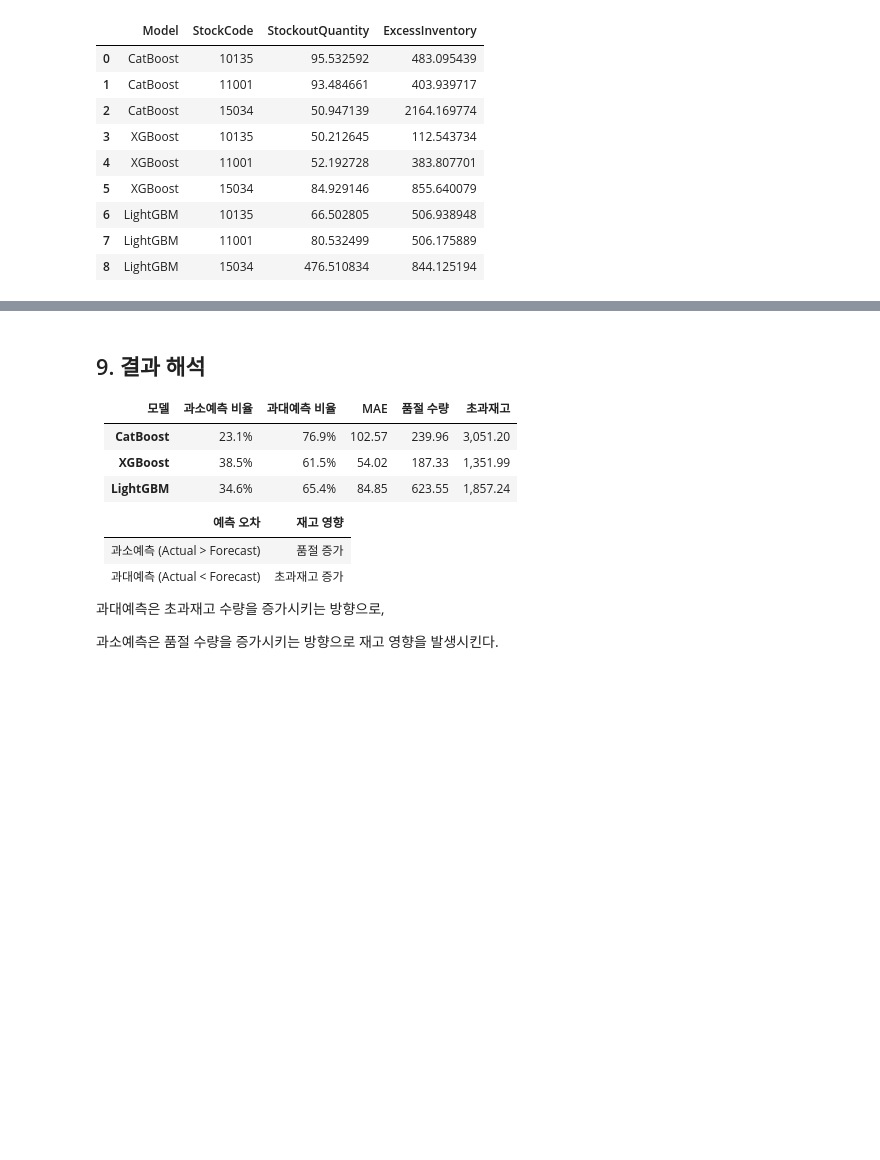
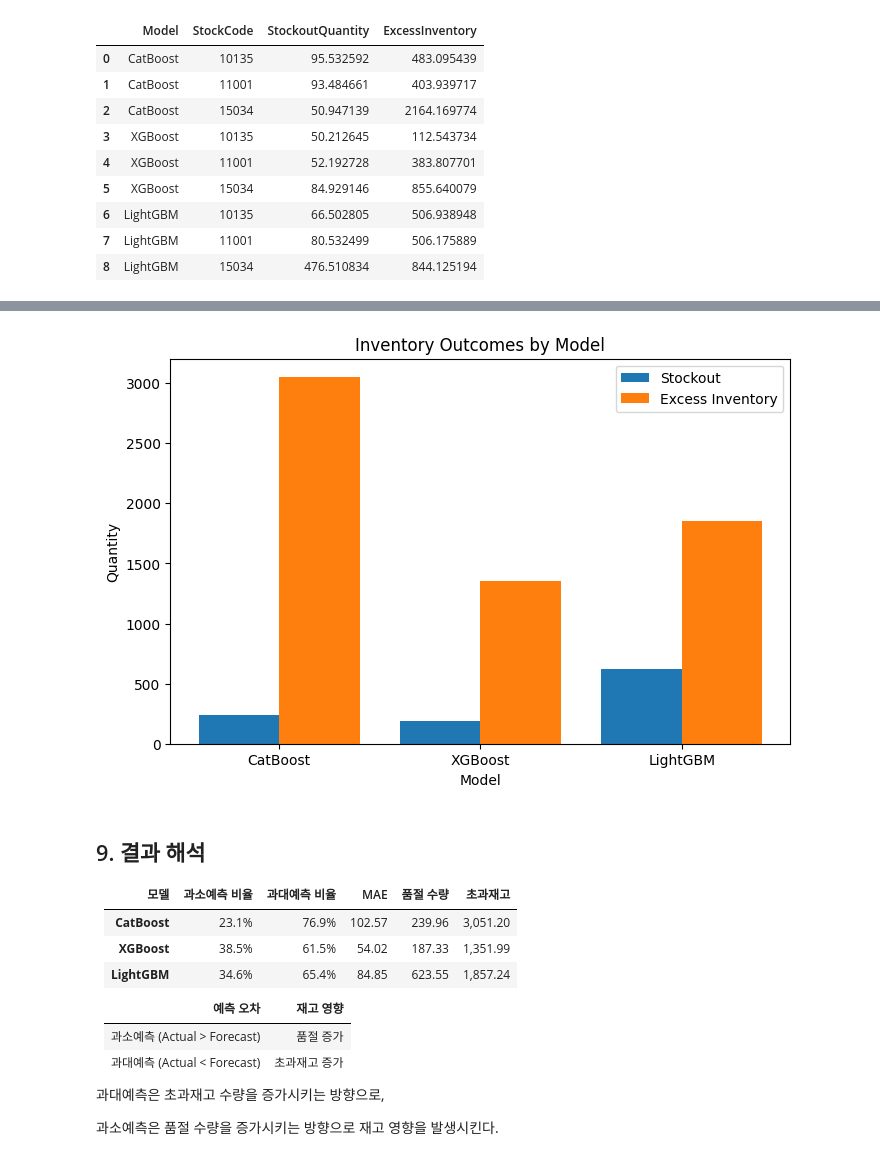
Before and after one commit to skyup-509/SCM_Forecast, a Jupyter notebook: 예측 오차에 따른 재고 수준.ipynb, the cells around one changed output, grey strips where cells are left out. Cells and saved outputs as stored; diff of their text form; code cells hidden in the pictures; blank space fills up the shorter version.

```diff
--- a/예측 오차에 따른 재고 수준.ipynb
+++ b/예측 오차에 따른 재고 수준.ipynb
@@ -720,3 +879,30 @@ sku_inventory_results
+# %%
+plt.figure(figsize=(8, 5))
+
+x = range(len(h3_results))
+
+plt.bar(
+    [i - 0.2 for i in x],
+    h3_results["StockoutQuantity"],
+    width=0.4,
+    label="Stockout"
+)
+
+plt.bar(
+    [i + 0.2 for i in x],
+    h3_results["ExcessInventory"],
+    width=0.4,
+    label="Excess Inventory"
+)
+
+plt.xticks(x, h3_results["Model"])
+plt.xlabel("Model")
+plt.ylabel("Quantity")
+plt.title("Inventory Outcomes by Model")
+plt.legend()
+plt.show()
+# %% [output]
+[figure, added]
 # %% [markdown]
 ## 9. 결과 해석
 
```
Also changed, not shown: parts of 6 cells of this notebook.
